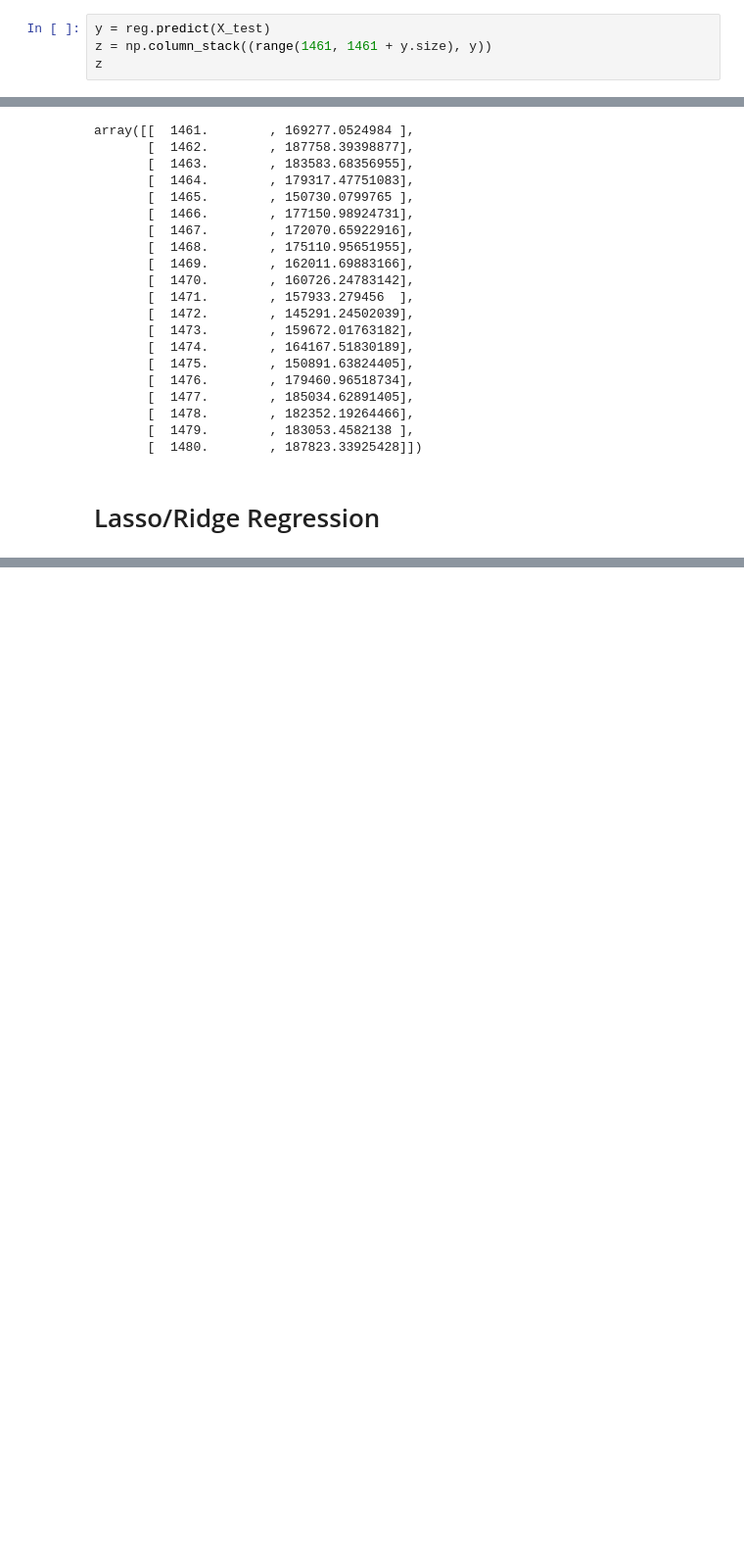
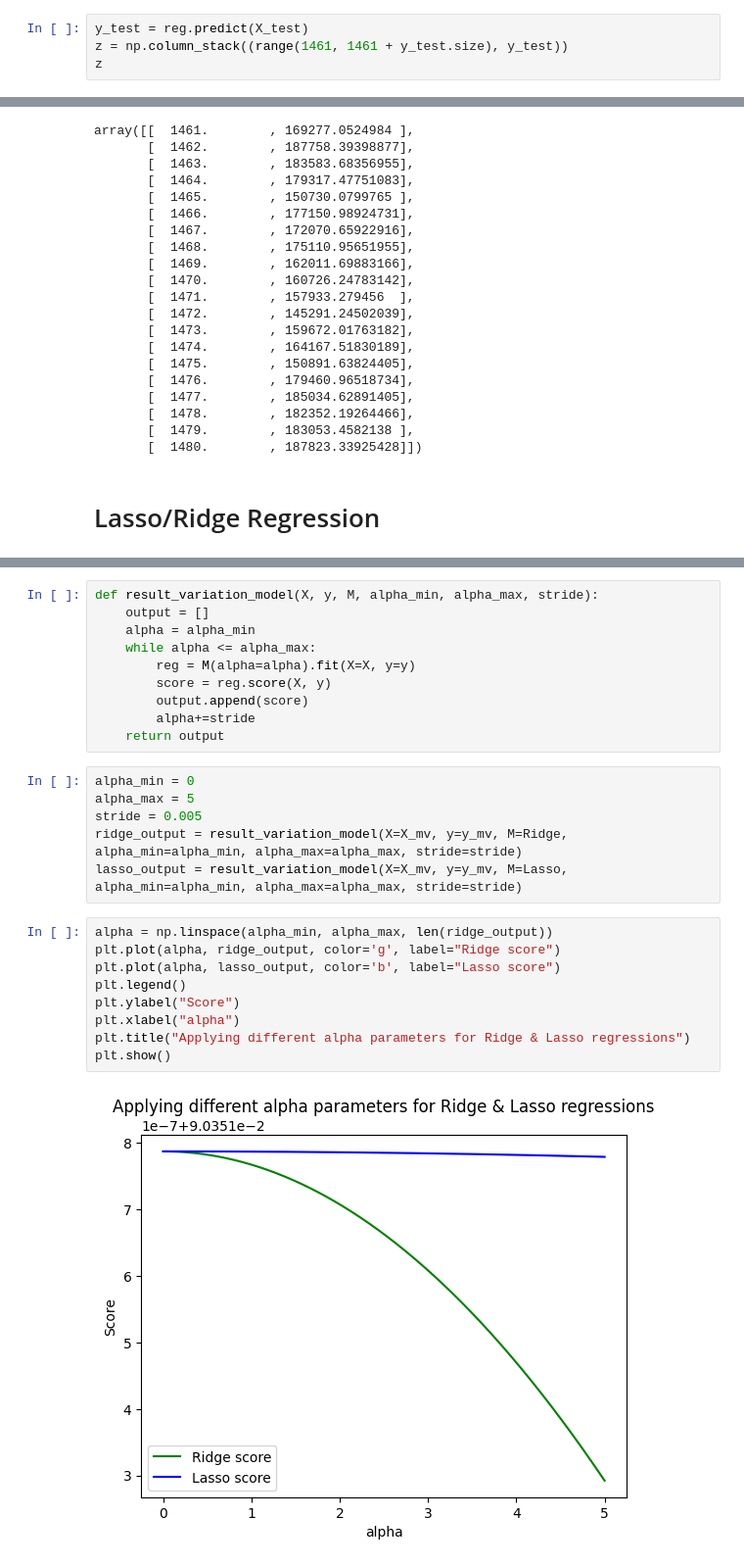
Before and after one commit to MehdiSensali/House-Price-Prediction, a Jupyter notebook: Predictions.ipynb, the cells around one changed output, grey strips where cells are left out. Shown at 98% size. Drawn from its saved outputs; the diff is of its cells as text; blank space fills up the shorter version.

Commit message:
Statistical analysis + Ridge Lasso + add features in predictions

```diff
--- a/Predictions.ipynb
+++ b/Predictions.ipynb
@@ -87,8 +94,8 @@ display(df_test)
 X_test = df_test.LotArea.values
 X_test = X_test.reshape(X_test.size, 1)
 # %%
-y = reg.predict(X_test)
-z = np.column_stack((range(1461, 1461 + y.size), y))
+y_test = reg.predict(X_test)
+z = np.column_stack((range(1461, 1461 + y_test.size), y_test))
 z
 # %% [output]
 array([[  1461.        , 183242.02591962],
@@ -156,0 +173,27 @@ array([[  1461.        , 169277.0524984 ],
+# %%
+def result_variation_model(X, y, M, alpha_min, alpha_max, stride):
+    output = []
+    alpha = alpha_min
+    while alpha <= alpha_max:
+        reg = M(alpha=alpha).fit(X=X, y=y)
+        score = reg.score(X, y)
+        output.append(score)
+        alpha+=stride
+    return output
+# %%
+alpha_min = 0
+alpha_max = 5
+stride = 0.005
+ridge_output = result_variation_model(X=X_mv, y=y_mv, M=Ridge, alpha_min=alpha_min, alpha_max=alpha_max, stride=stride)
+lasso_output = result_variation_model(X=X_mv, y=y_mv, M=Lasso, alpha_min=alpha_min, alpha_max=alpha_max, stride=stride)
+# %%
+alpha = np.linspace(alpha_min, alpha_max, len(ridge_output))
+plt.plot(alpha, ridge_output, color='g', label="Ridge score")
+plt.plot(alpha, lasso_output, color='b', label="Lasso score")
+plt.legend()
+plt.ylabel("Score")
+plt.xlabel("alpha")
+plt.title("Applying different alpha parameters for Ridge & Lasso regressions")
+plt.show()
+# %% [output]
+[figure, added]
```
Also changed, not shown: parts of 9 cells of this notebook, 1 other file.
